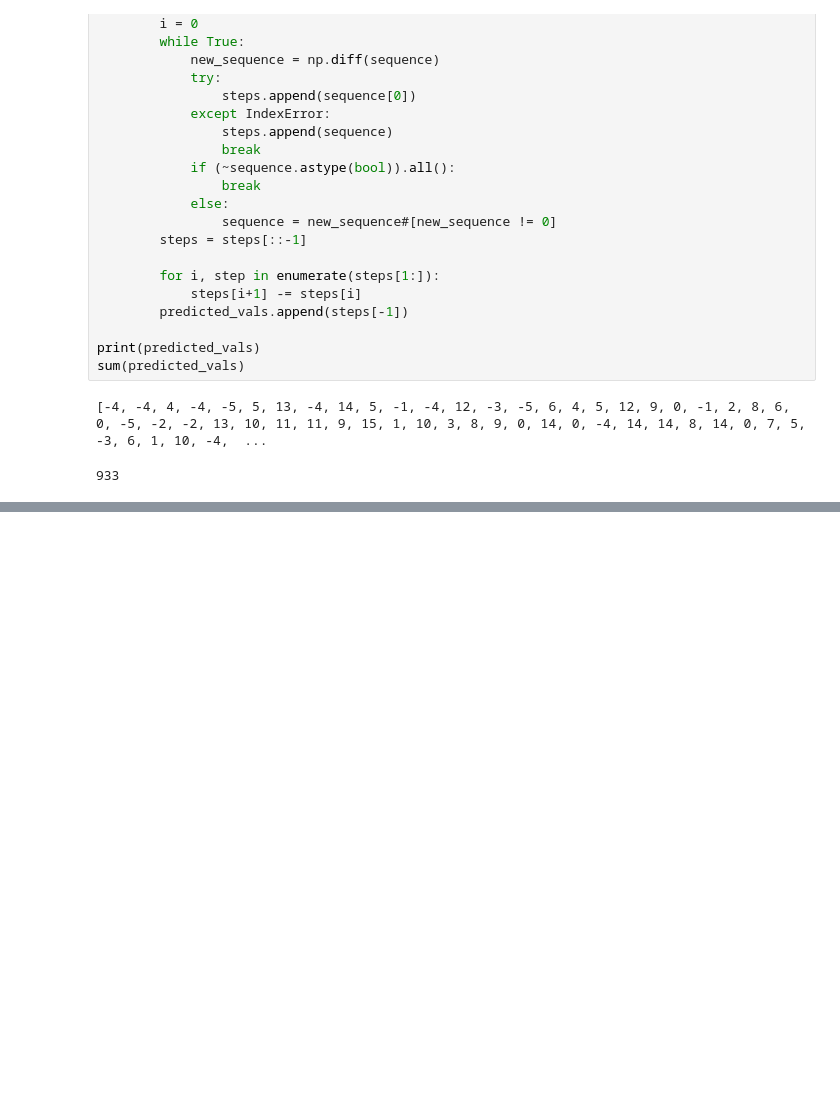
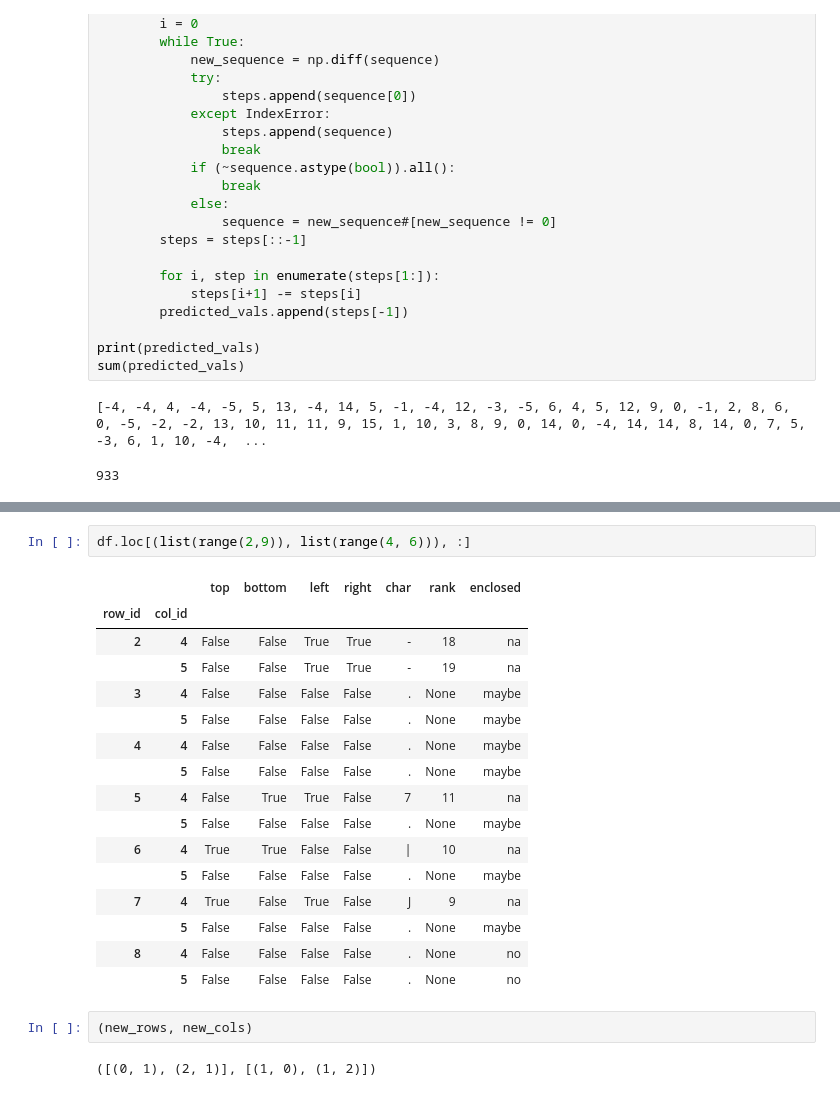
Before and after one commit to Orest02/AoC_2023, a Jupyter notebook: AoC2023.ipynb, the cells around one changed output, grey strips where cells are left out. Saved outputs shown, nothing was run; the diff lists cells and outputs as text; blank space fills up the shorter version.

```diff
--- a/AoC2023.ipynb
+++ b/AoC2023.ipynb
@@ -991,0 +1216,23 @@ sum(predicted_vals)
+# %%
+df.loc[(list(range(2,9)), list(range(4, 6))), :]
+# %% [output]
+|  |  | top | bottom | left | right | char | rank | enclosed |
+| row_id | col_id |  |  |  |  |  |  |  |
+| 2 | 4 | False | False | True | True | - | 18 | na |
+|  | 5 | False | False | True | True | - | 19 | na |
+| 3 | 4 | False | False | False | False | . | None | maybe |
+|  | 5 | False | False | False | False | . | None | maybe |
+| 4 | 4 | False | False | False | False | . | None | maybe |
+|  | 5 | False | False | False | False | . | None | maybe |
+| 5 | 4 | False | True | True | False | 7 | 11 | na |
+|  | 5 | False | False | False | False | . | None | maybe |
+| 6 | 4 | True | True | False | False | | | 10 | na |
+|  | 5 | False | False | False | False | . | None | maybe |
+| 7 | 4 | True | False | True | False | J | 9 | na |
+|  | 5 | False | False | False | False | . | None | maybe |
+| 8 | 4 | False | False | False | False | . | None | no |
+|  | 5 | False | False | False | False | . | None | no |
+# %%
+(new_rows, new_cols)
+# %% [output]
+([(0, 1), (2, 1)], [(1, 0), (1, 2)])
```
Also changed, not shown: parts of 15 cells of this notebook.
